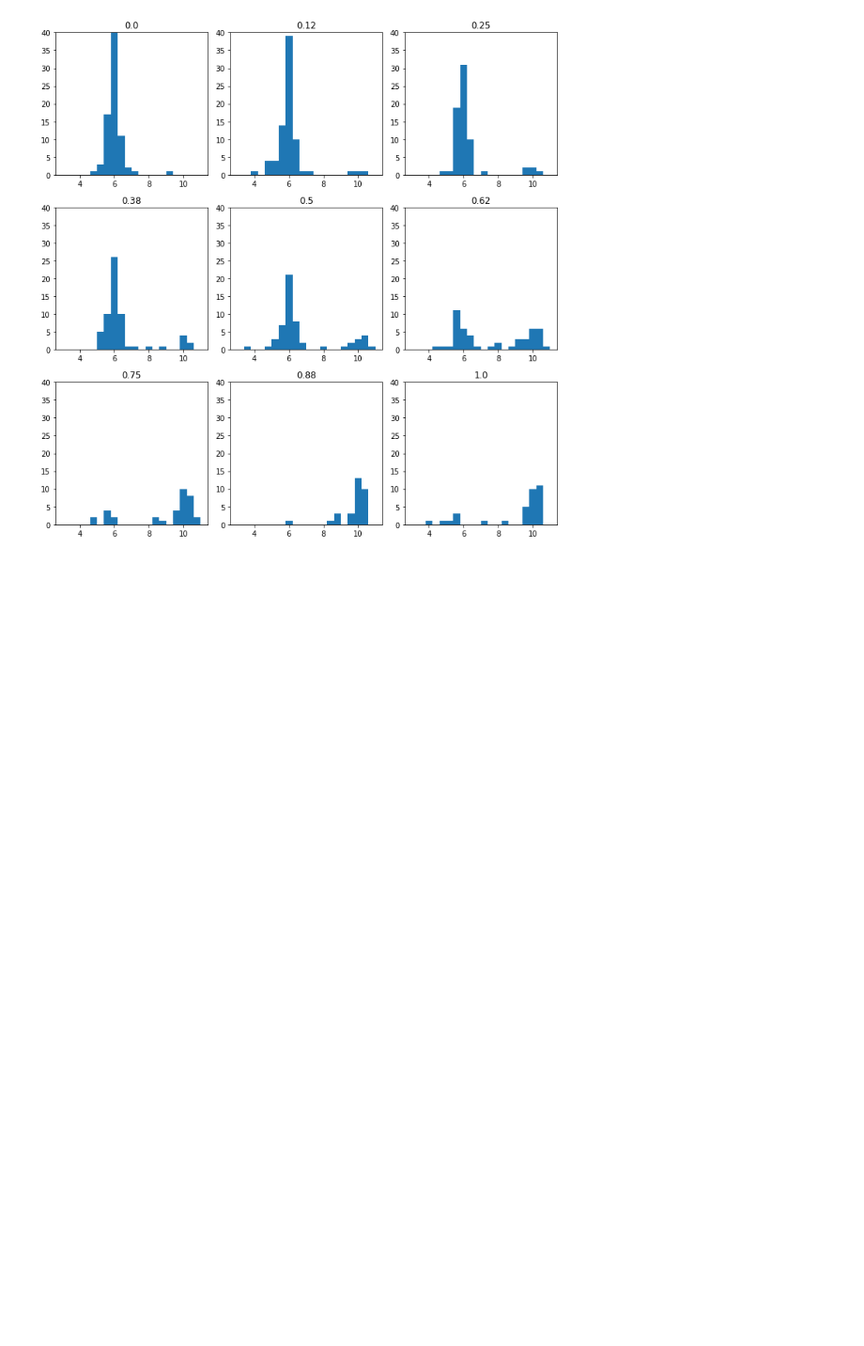
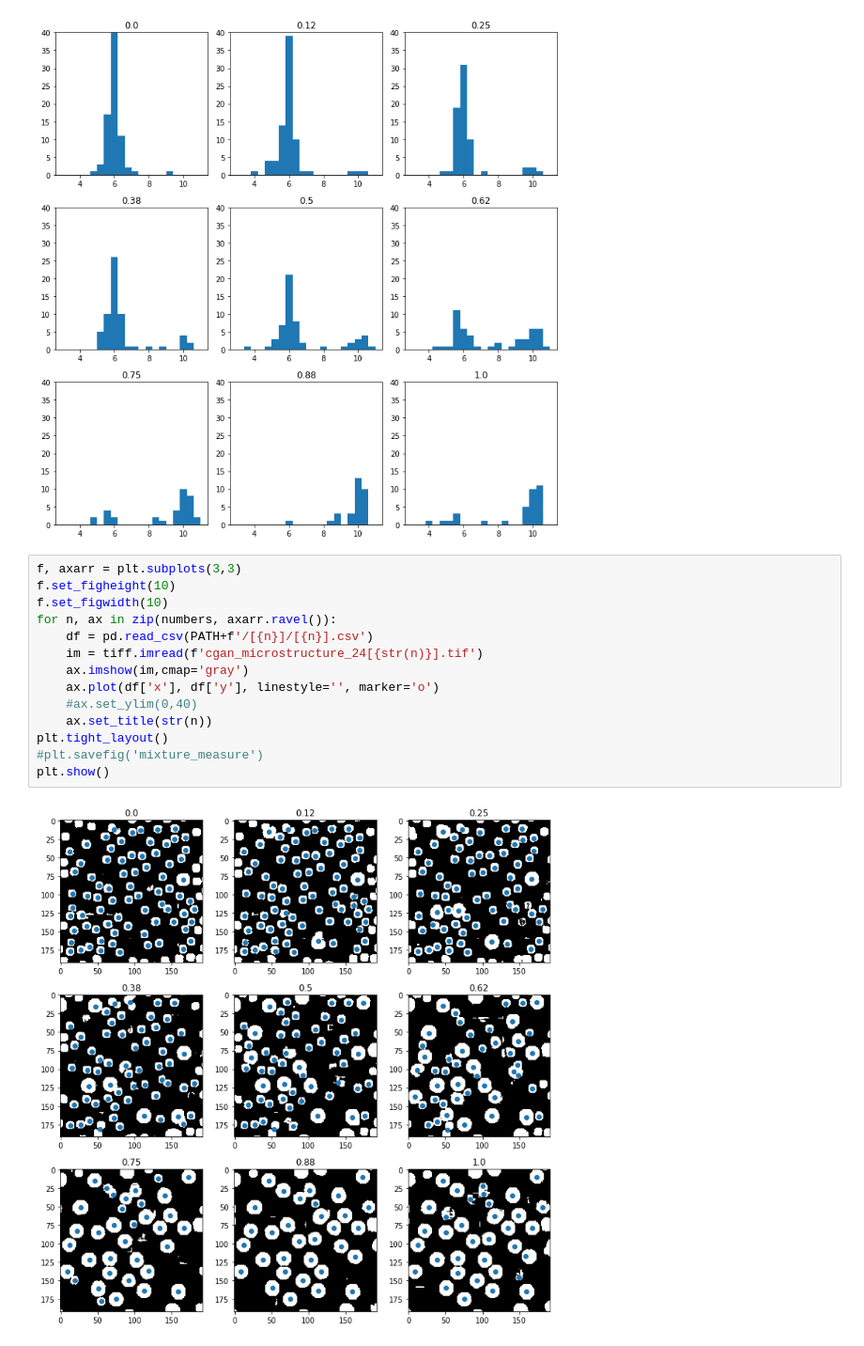
Before and after one commit to katiezzzzz/Gantastic, a Jupyter notebook: conditional_gan_microstructure/cGAN-Micro_Optimisation/trained_generators/microstructure/cgan_microstructure_24/view_images.ipynb, the cells around one changed output. Shown at 94% size. Cells and saved outputs as stored; diff of their text form; blank space fills up the shorter version.

```diff
--- a/conditional_gan_microstructure/cGAN-Micro_Optimisation/trained_generators/microstructure/cgan_microstructure_24/view_images.ipynb
+++ b/conditional_gan_microstructure/cGAN-Micro_Optimisation/trained_generators/microstructure/cgan_microstructure_24/view_images.ipynb
@@ -35,3 +33,19 @@ plt.tight_layout()
 plt.show()
 # %% [output]
 [figure]
+# %%
+f, axarr = plt.subplots(3,3)
+f.set_figheight(10)
+f.set_figwidth(10)
+for n, ax in zip(numbers, axarr.ravel()):
+    df = pd.read_csv(PATH+f'/[{n}]/[{n}].csv')
+    im = tiff.imread(f'cgan_microstructure_24[{str(n)}].tif')
+    ax.imshow(im,cmap='gray')
+    ax.plot(df['x'], df['y'], linestyle='', marker='o')
+    #ax.set_ylim(0,40)
+    ax.set_title(str(n))
+plt.tight_layout()
+#plt.savefig('mixture_measure')
+plt.show()
+# %% [output]
+[figure, added]
```
Also changed, not shown: parts of 1 cell of this notebook, 1 other file.
